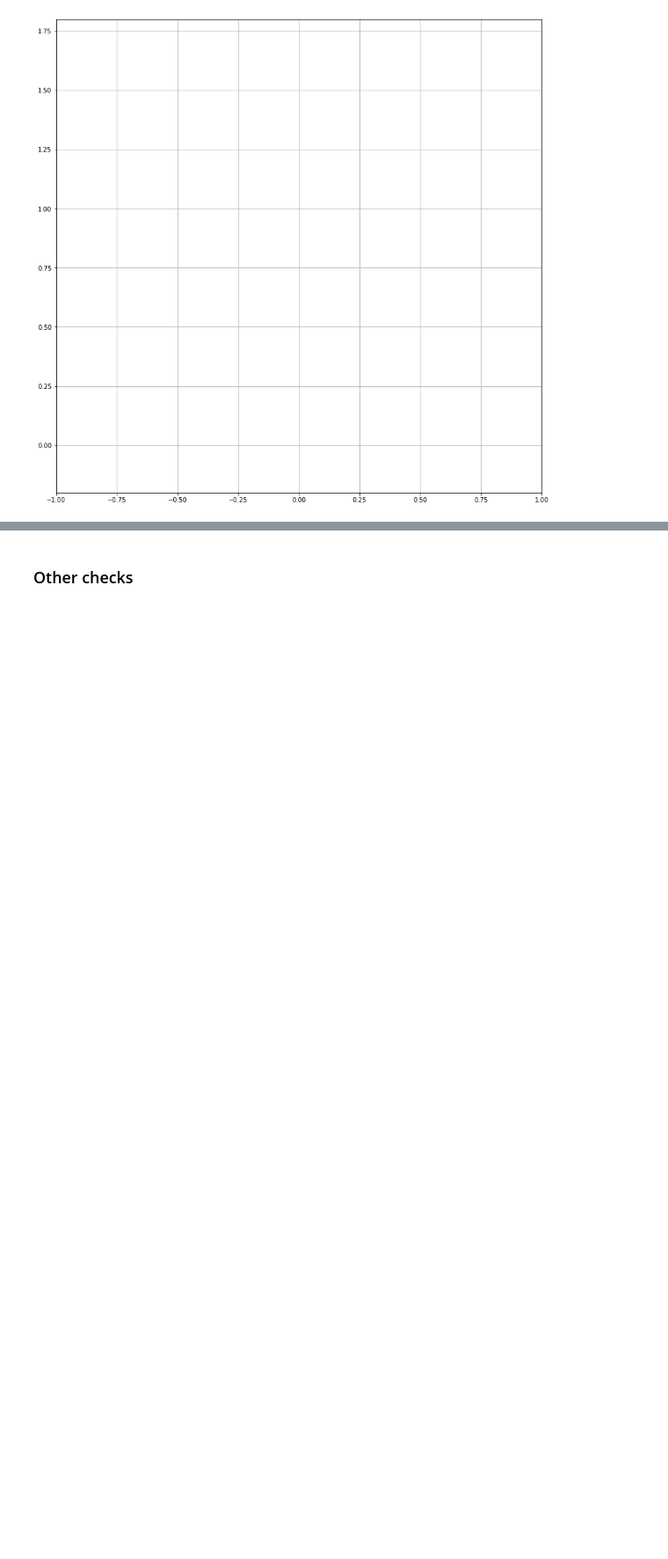
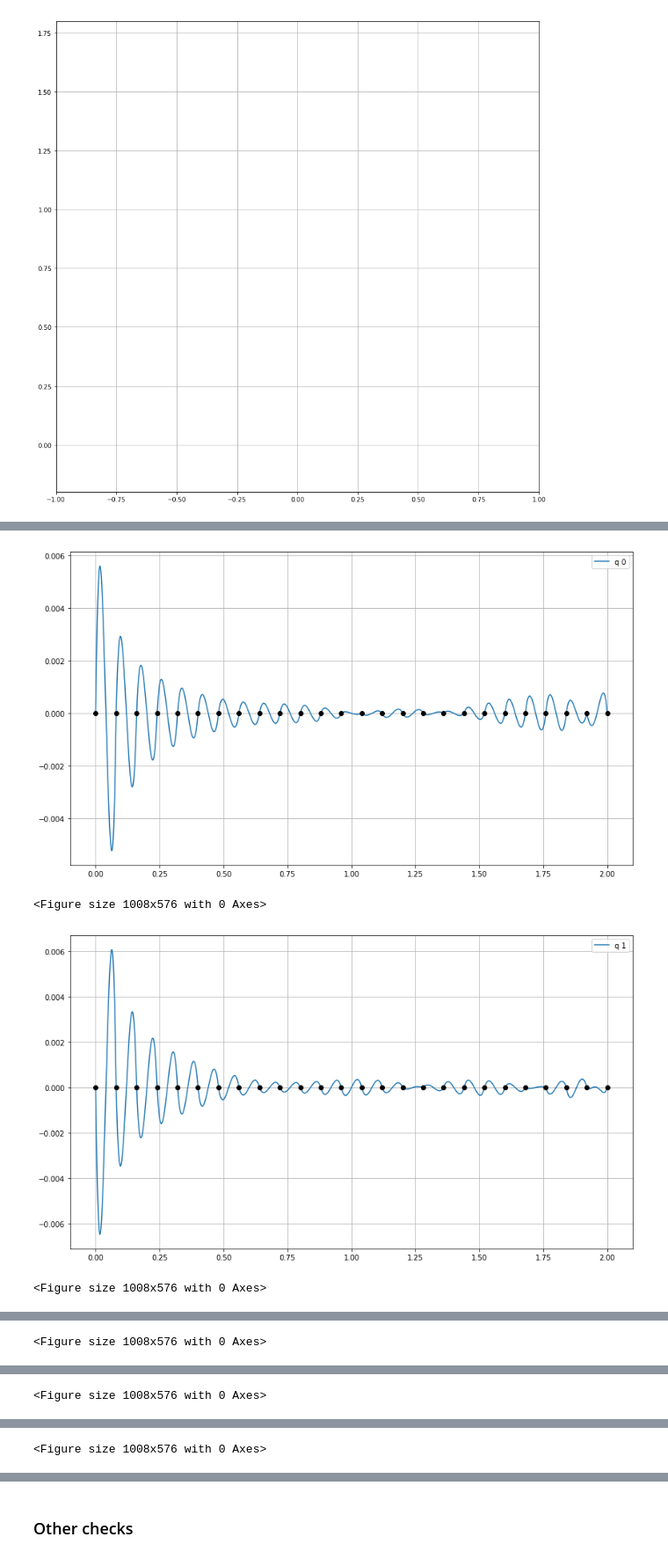
Before and after one commit to AunSiro/Second-Order-Schemes, a Jupyter notebook: Five-Link-Biped.ipynb, the cells around one changed output, grey strips where cells are left out. Shown at 88% size. Saved outputs shown, nothing was run; the diff lists cells and outputs as text; code cells hidden in the pictures; blank space fills up the shorter version.

```diff
--- a/Five-Link-Biped.ipynb
+++ b/Five-Link-Biped.ipynb
@@ -726,0 +807,13 @@ HTML(anim_simp.to_jshtml())
+# %%
+for ii in range(5):
+    plt.figure(figsize=[14,8])
+    plt.plot(t_arr,dyn_err_v_hs_lin[:,ii], '-', label = f'q {ii}')
+    plt.plot(np.linspace(0,2,26), np.zeros(26), 'ok')
+    plt.legend()
+    plt.grid()
+    plt.figure(figsize=[14,8])
+# %% [output]
+[figure, added]
+<Figure size 1008x576 with 0 Axes>
+[figure, added]
+<Figure size 1008x576 with 0 Axes>
@@ -726,0 +821 @@ HTML(anim_simp.to_jshtml())
+<Figure size 1008x576 with 0 Axes>
@@ -726,0 +823 @@ HTML(anim_simp.to_jshtml())
+<Figure size 1008x576 with 0 Axes>
@@ -726,0 +825 @@ HTML(anim_simp.to_jshtml())
+<Figure size 1008x576 with 0 Axes>
```
Also changed, not shown: parts of 27 cells of this notebook.
